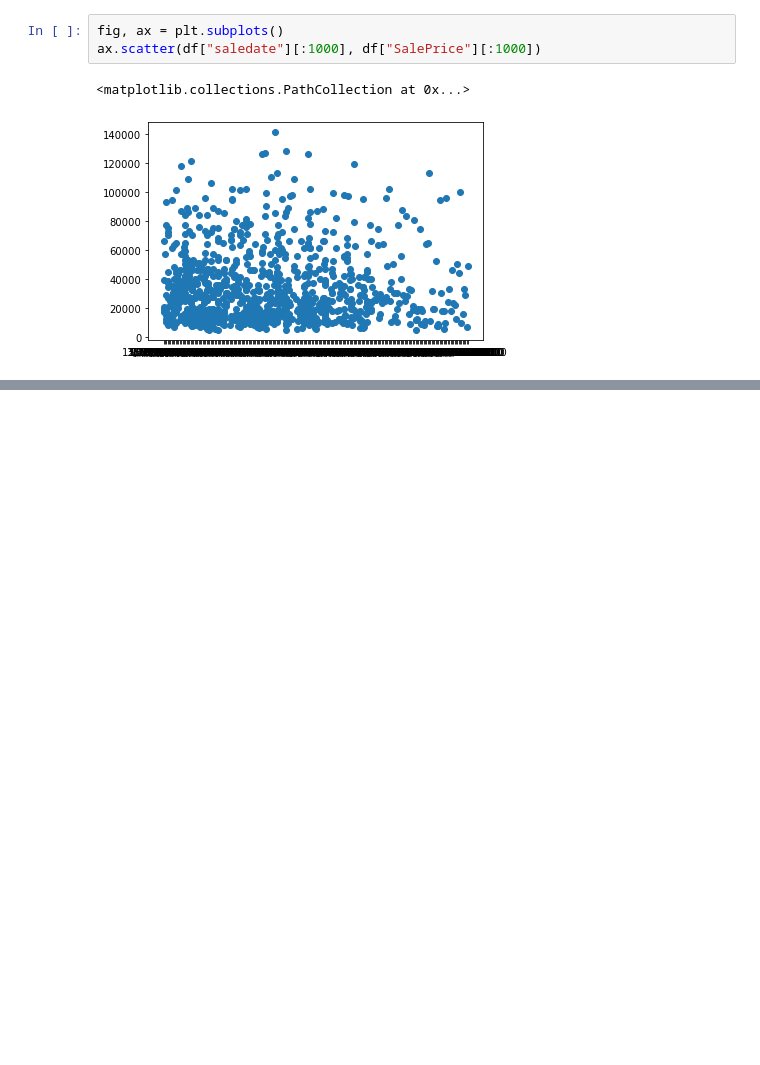
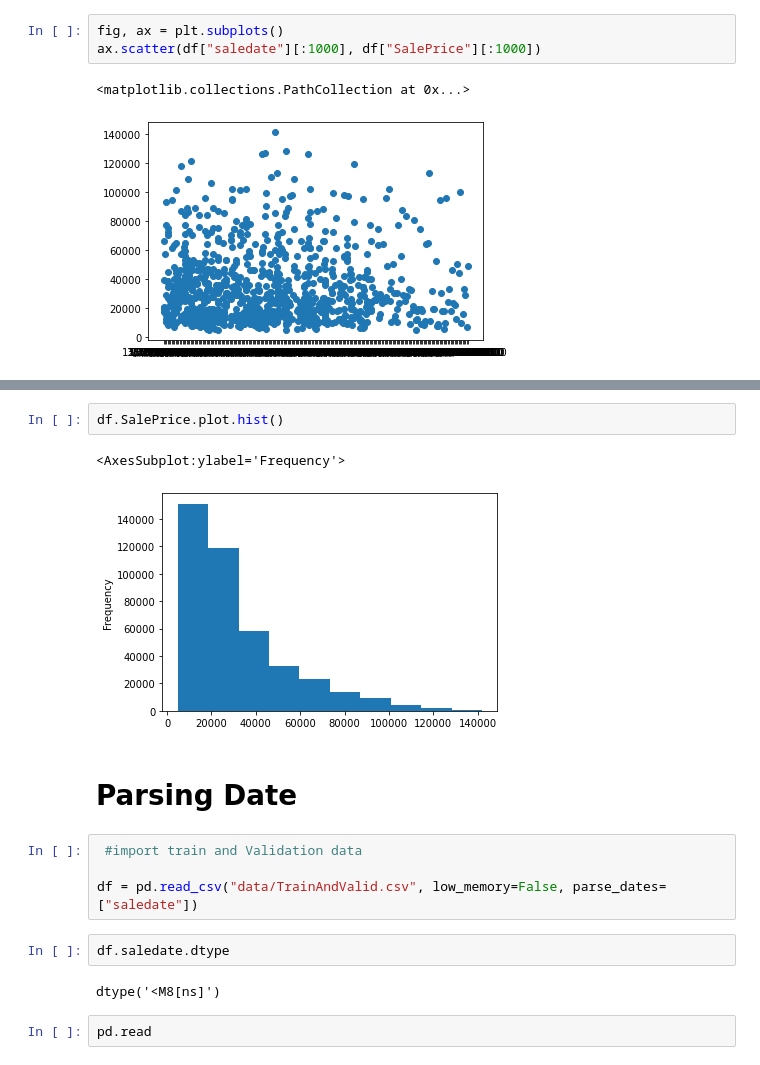
Before and after one commit to gbolahanolumade/Blue-Book-for-Bulldozer, a Jupyter notebook: BULLDOZER PRICES.ipynb, the cells around one changed output, grey strips where cells are left out. Drawn from its saved outputs; the diff is of its cells as text; blank space fills up the shorter version.

Commit message:
Parsing Date

```diff
--- a/BULLDOZER PRICES.ipynb
+++ b/BULLDOZER PRICES.ipynb
@@ -83,0 +99,17 @@ ax.scatter(df["saledate"][:1000], df["SalePrice"][:1000])
+# %%
+df.SalePrice.plot.hist()
+# %% [output]
+<AxesSubplot:ylabel='Frequency'>
+[figure, added]
+# %% [markdown]
+# Parsing Date
+# %%
+ #import train and Validation data
+
+df = pd.read_csv("data/TrainAndValid.csv", low_memory=False, parse_dates=["saledate"])
+# %%
+df.saledate.dtype
+# %% [output]
+dtype('<M8[ns]')
+# %%
+pd.read
```
Also changed, not shown: parts of 1 cell of this notebook.
